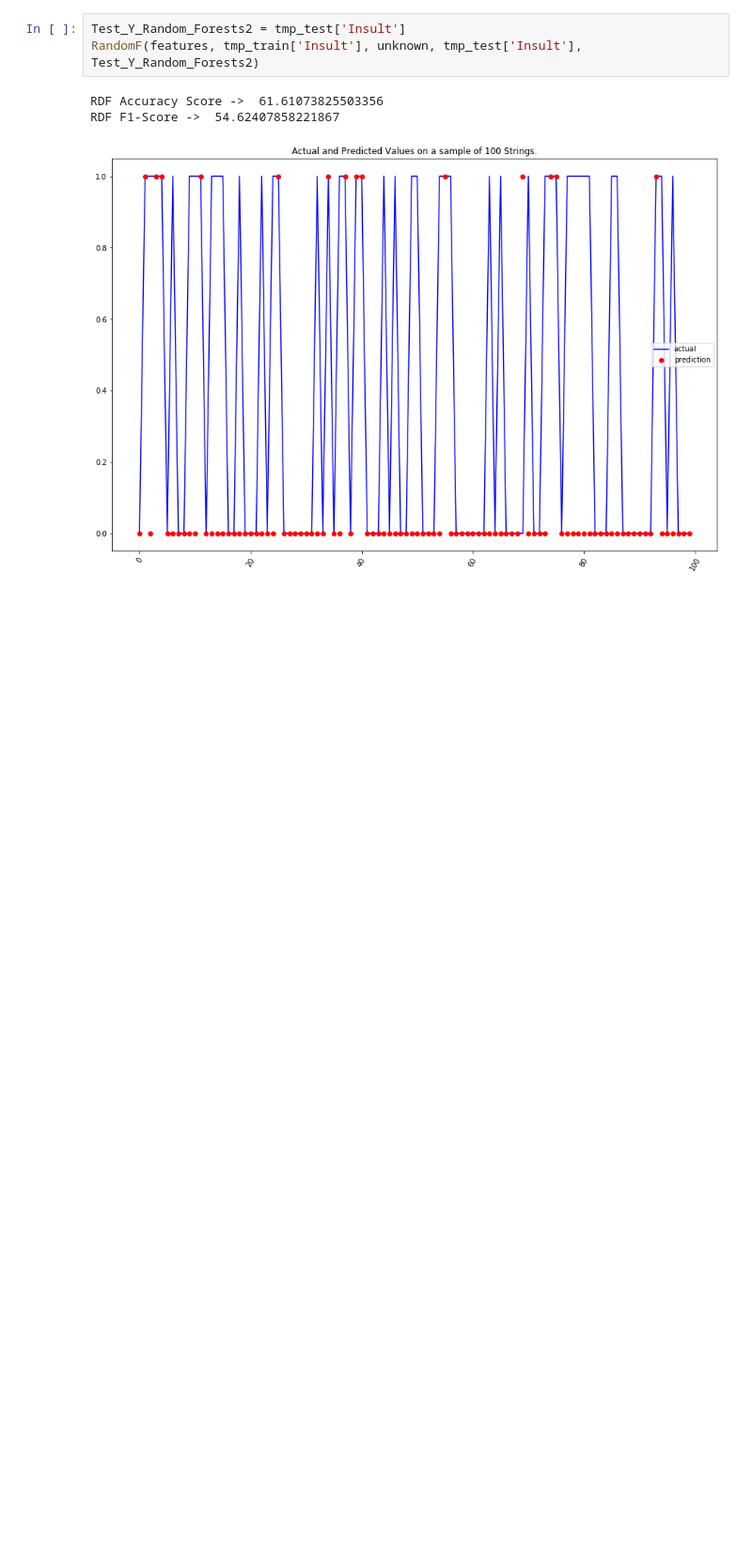
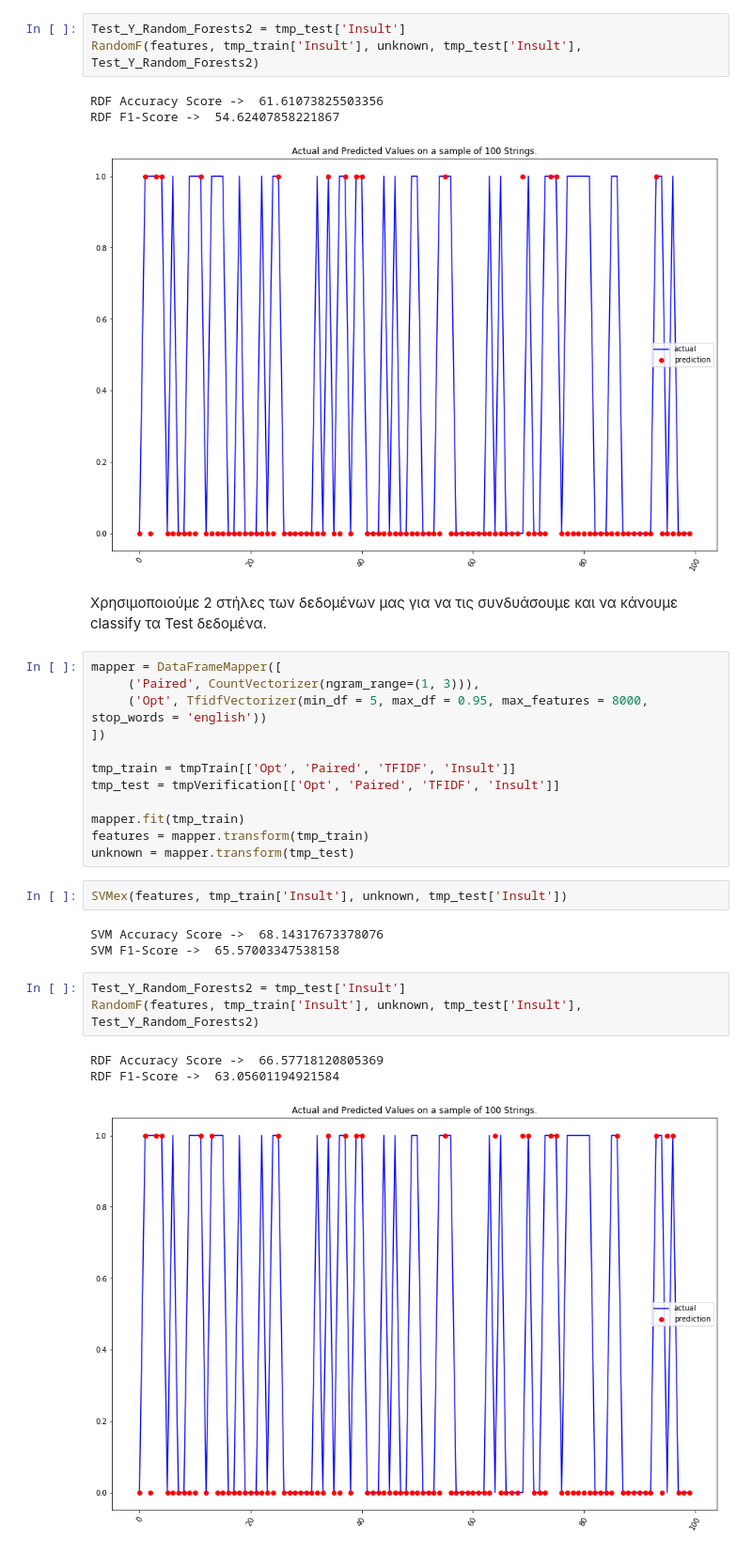
Before and after one commit to DalianisIoannis/Data_Mining_Projects, a Jupyter notebook: main.ipynb, the cells around one changed output. Shown at 94% size. Cells and saved outputs as stored; diff of their text form; blank space fills up the shorter version.

```diff
--- a/main.ipynb
+++ b/main.ipynb
@@ -560,3 +556,29 @@ RandomF(features, tmp_train['Insult'], unknown, tmp_test['Insult'], Test_Y_Rando
 RDF Accuracy Score ->  61.61073825503356
 RDF F1-Score ->  54.62407858221867
 [figure]
+# %% [markdown]
+Χρησιμοποιούμε 2 στήλες των δεδομένων μας για να τις συνδυάσουμε και να κάνουμε classify τα Test δεδομένα.
+# %%
+mapper = DataFrameMapper([
+     ('Paired', CountVectorizer(ngram_range=(1, 3))),
+     ('Opt', TfidfVectorizer(min_df = 5, max_df = 0.95, max_features = 8000, stop_words = 'english'))
+])
+
+tmp_train = tmpTrain[['Opt', 'Paired', 'TFIDF', 'Insult']]
+tmp_test = tmpVerification[['Opt', 'Paired', 'TFIDF', 'Insult']]
+
+mapper.fit(tmp_train)
+features = mapper.transform(tmp_train)
+unknown = mapper.transform(tmp_test)
+# %%
+SVMex(features, tmp_train['Insult'], unknown, tmp_test['Insult'])
+# %% [output]
+SVM Accuracy Score ->  68.14317673378076
+SVM F1-Score ->  65.57003347538158
+# %%
+Test_Y_Random_Forests2 = tmp_test['Insult']
+RandomF(features, tmp_train['Insult'], unknown, tmp_test['Insult'], Test_Y_Random_Forests2)
+# %% [output]
+RDF Accuracy Score ->  66.57718120805369
+RDF F1-Score ->  63.05601194921584
+[figure, added]
```
Also changed, not shown: parts of 4 cells of this notebook.
